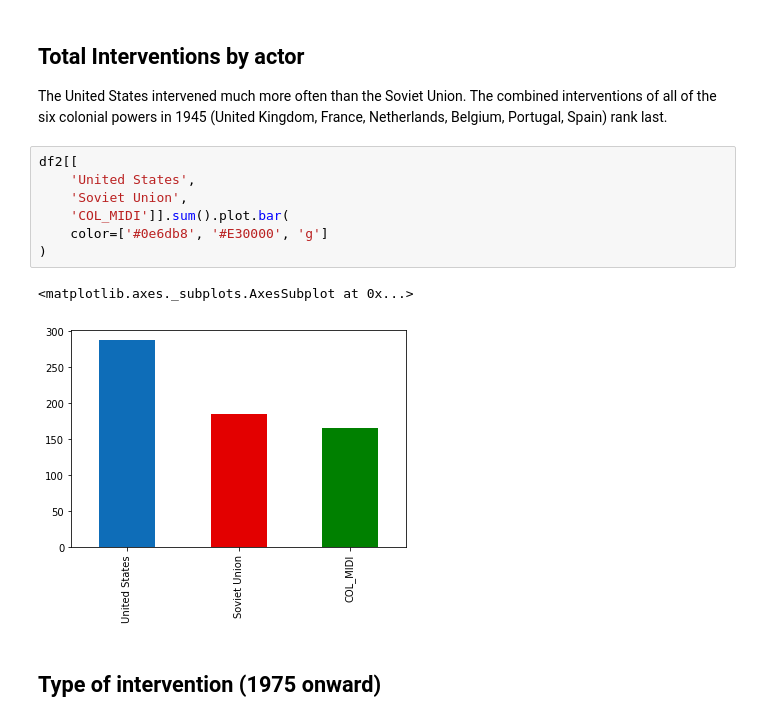
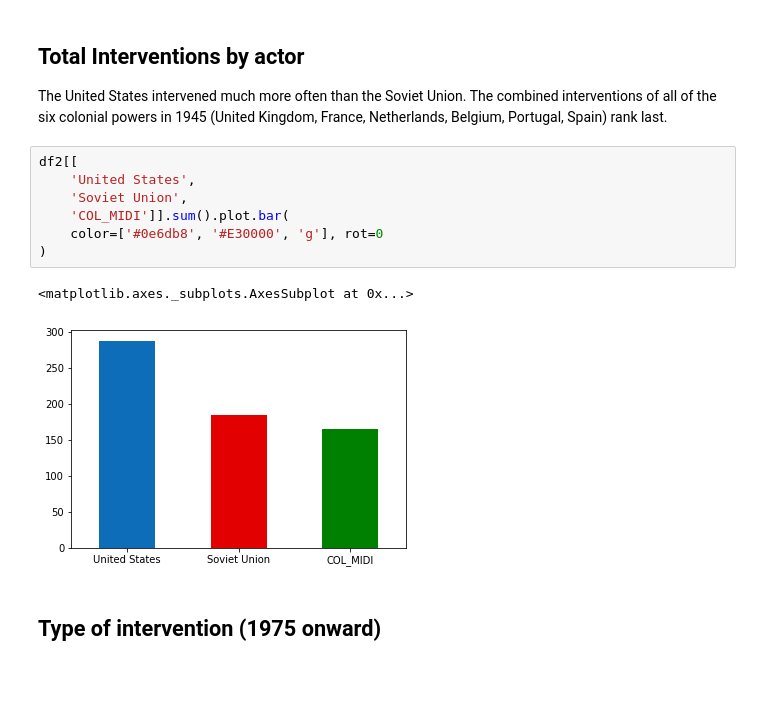
Before and after one commit to Jasper-Koops/Thesis-Cold_War_Interventions, a Jupyter notebook: Analysis.ipynb, the cells around one changed output. Cells and saved outputs as stored; diff of their text form; blank space fills up the shorter version.

```diff
--- a/Analysis.ipynb
+++ b/Analysis.ipynb
@@ -167,13 +171,13 @@ The combined interventions of all of the six colonial powers in 1945 (United Kin
 # %%
 df2[[
     'United States',
     'Soviet Union',
     'COL_MIDI']].sum().plot.bar(
-    color=['#0e6db8', '#E30000', 'g']
+    color=['#0e6db8', '#E30000', 'g'], rot=0
 )
 # %% [output]
 <matplotlib.axes._subplots.AxesSubplot at 0x...>
-[figure, old version]
+[figure, new version]
 # %% [markdown]
 ## Type of intervention (1975 onward)
 # %%
```
Also changed, not shown: parts of 23 cells of this notebook.
